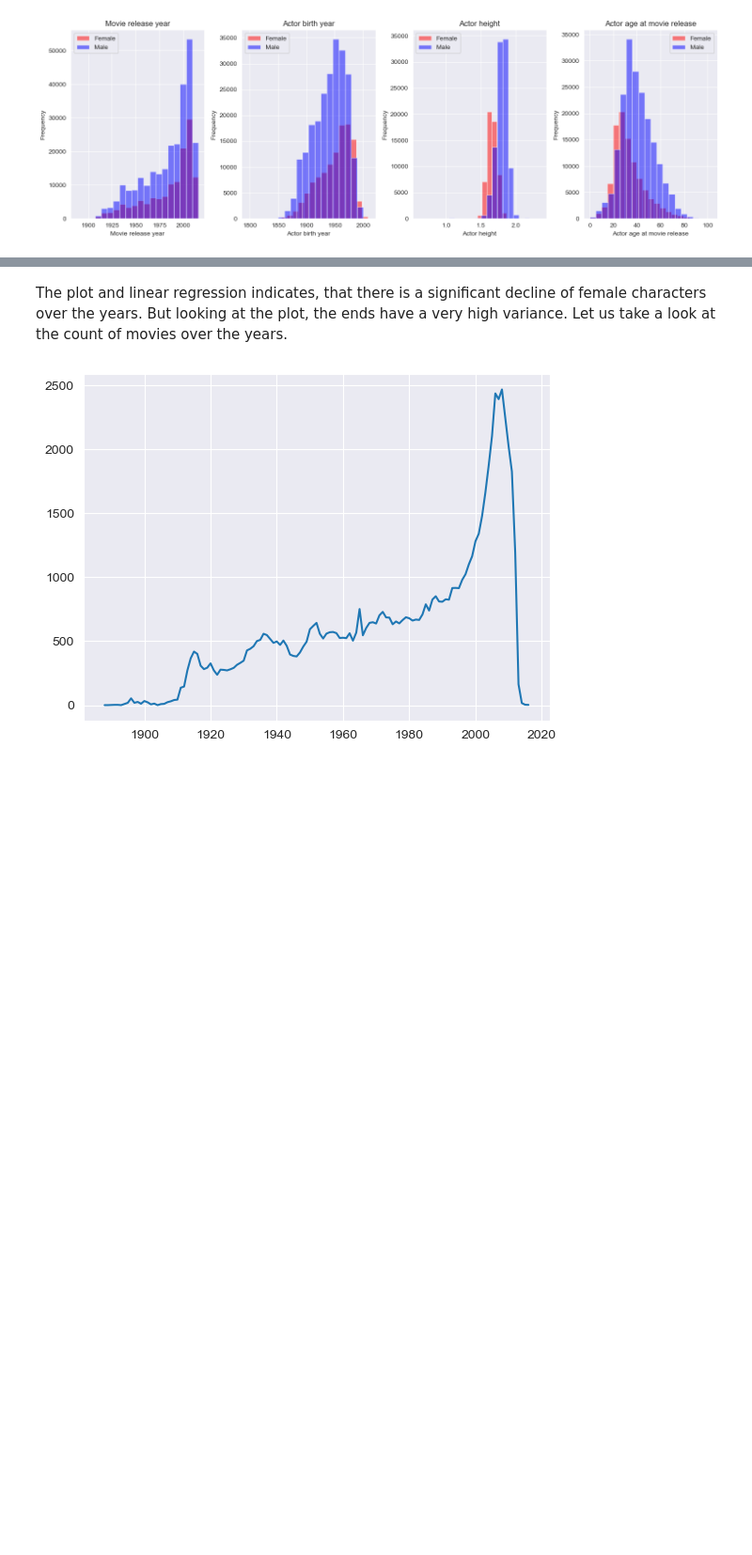
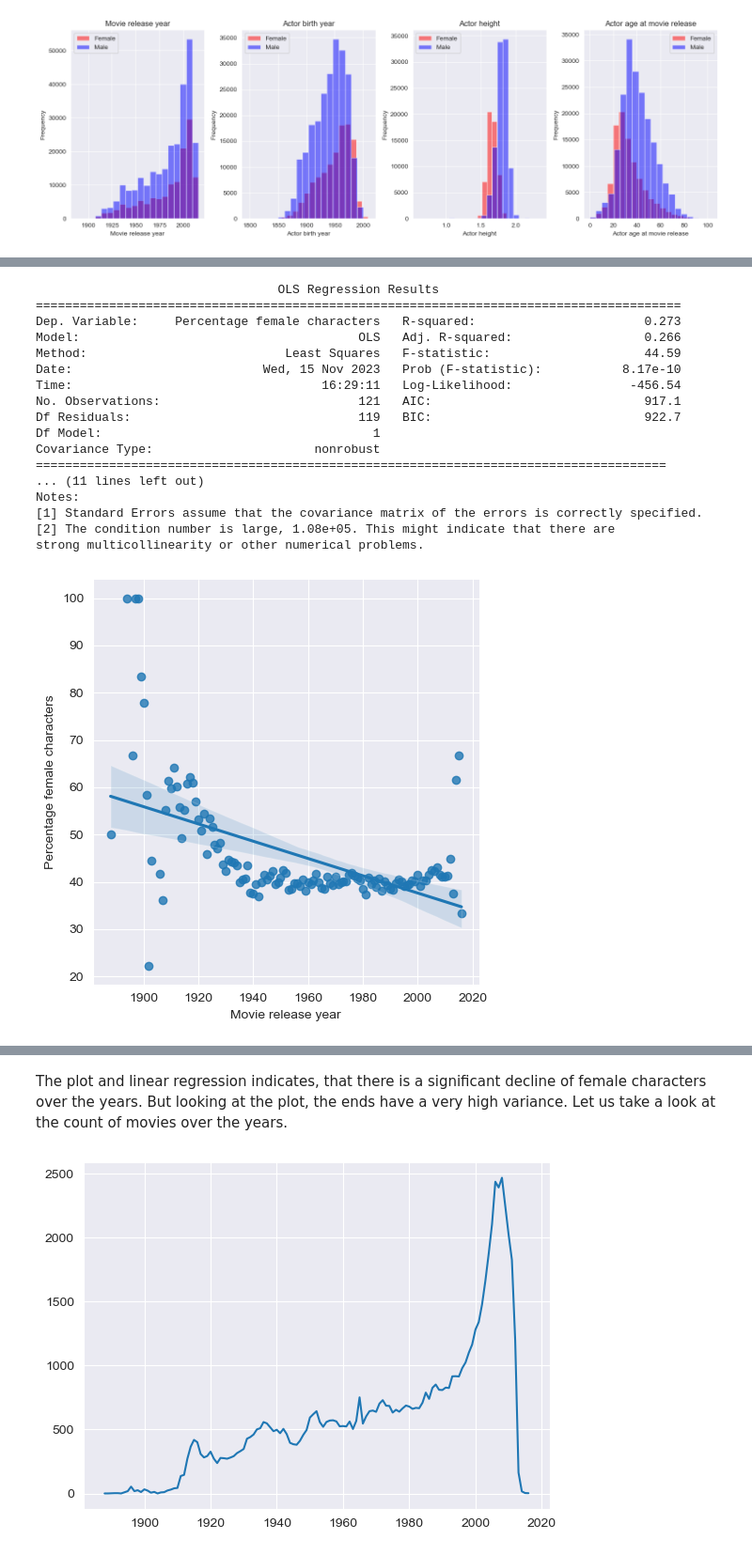
Before and after one commit to epfl-ada/ada-2023-project-byggemandbob, a Jupyter notebook: scratch/sofie.ipynb, the cells around one changed output, grey strips where cells are left out. Shown: that part at 94% size. Cells and saved outputs as stored; diff of their text form; code cells hidden in the pictures; blank space fills up the shorter version.

```diff
--- a/scratch/sofie.ipynb
+++ b/scratch/sofie.ipynb
@@ -337,16 +343,58 @@ We now want to further analyse our data. To do this, we firstly divide our chara
 # %%
+# Count number of female in each movie
 female_count = female_characters.groupby('Wikipedia Movie ID').size()
 male_count = male_characters.groupby('Wikipedia Movie ID').size()
 
 # Ensure that all Wikipedia Movie IDs in 'female_count' are represented in 'male_count'
 # Fill missing values with 0
 male_count = male_count.reindex(female_count.index, fill_value=0)
 
 # Calculate the percentage of female characters
 percentage_female = (female_count / (female_count + male_count)) * 100
 
 # Reset the index to have 'Wikipedia Movie ID' as a column
 percentage_female = percentage_female.reset_index()
 
 # Rename the columns for clarity
-percentage_female.columns = ['Wikipedia Movie ID', 'Percentage Female Characters']
+percentage_female.columns = ['Wikipedia Movie ID', 'Percentage female characters']
+
+# Merge dataframes
+percentage_female_with_year = pd.merge(percentage_female, movie_metadata, on='Wikipedia Movie ID', how='left')
+
+# Calculate female percentage pr. year and make into a data frame with column 'Movie release year' and 'Percentage female characters'
+percentage_female_per_year = percentage_female_with_year.groupby('Movie release year')['Percentage female characters'].mean()
+percentage_female_per_year = percentage_female_per_year.reset_index(name="Percentage female characters")
+percentage_female_per_year['Movie release year'] = pd.to_numeric(percentage_female_per_year['Movie release year'], errors='coerce').astype(float)
+
+sns.lmplot(x='Movie release year', y="Percentage female characters", data=percentage_female_per_year)
+
+# Perform linear regression
+X = percentage_female_per_year['Movie release year']
+X = sm.add_constant(X)  # Add an intercept term
+y = percentage_female_per_year["Percentage female characters"]
+
+model = sm.OLS(y, X).fit()
+
+# Print the regression summary
+print(model.summary())
+
+plt.show()
+# %% [output]
+                                 OLS Regression Results
+========================================================================================
+Dep. Variable:     Percentage female characters   R-squared:                       0.273
+Model:                                      OLS   Adj. R-squared:                  0.266
+Method:                           Least Squares   F-statistic:                     44.59
+Date:                          Wed, 15 Nov 2023   Prob (F-statistic):           8.17e-10
+Time:                                  16:29:11   Log-Likelihood:                -456.54
+No. Observations:                           121   AIC:                             917.1
+Df Residuals:                               119   BIC:                             922.7
+Df Model:                                     1
+Covariance Type:                      nonrobust
+======================================================================================
+... (11 lines left out)
+Notes:
+[1] Standard Errors assume that the covariance matrix of the errors is correctly specified.
+[2] The condition number is large, 1.08e+05. This might indicate that there are
+strong multicollinearity or other numerical problems.
+[figure, added]
```
Also changed, not shown: parts of 21 cells of this notebook.
